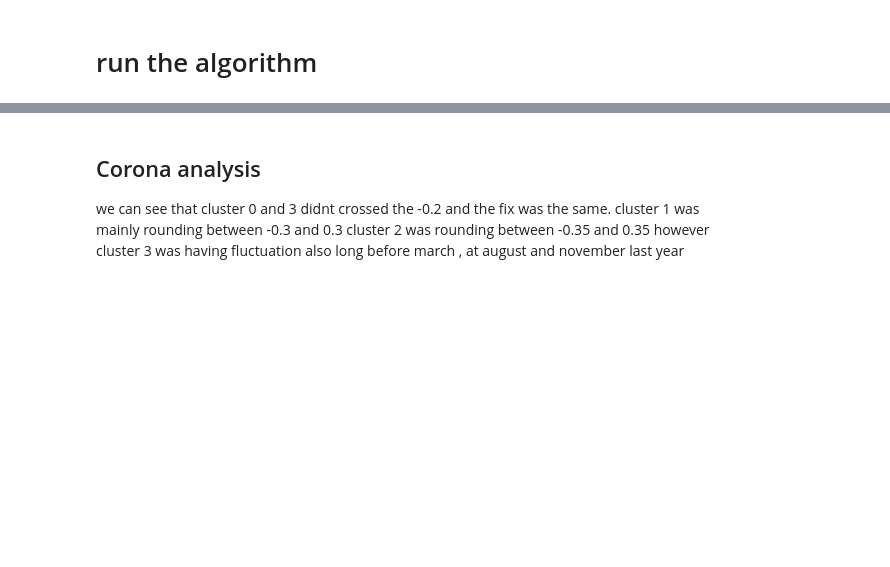
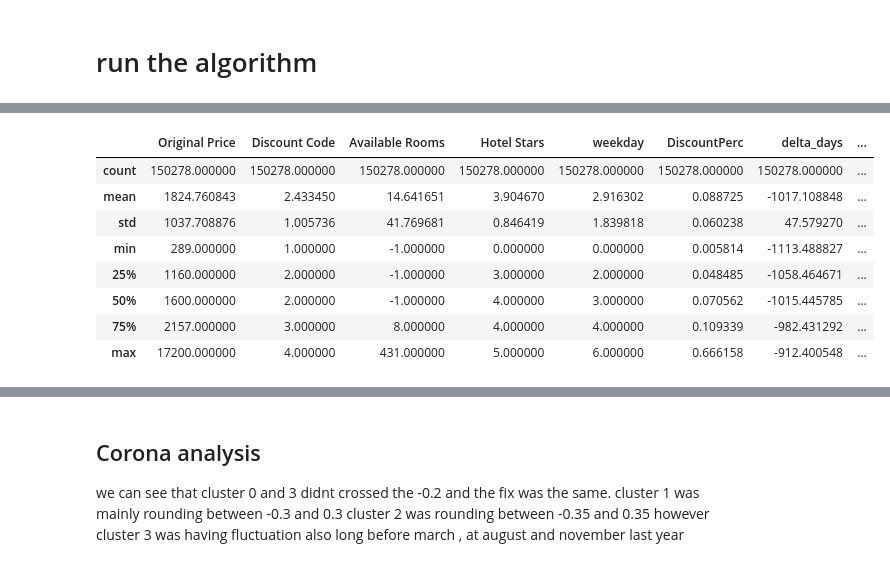
Before and after one commit to JefZevikw/MachineLearning, a Jupyter notebook: hotels.ipynb, the cells around one changed output, grey strips where cells are left out. Saved outputs shown, nothing was run; the diff lists cells and outputs as text; code cells hidden in the pictures; blank space fills up the shorter version.

```diff
--- a/hotels.ipynb
+++ b/hotels.ipynb
@@ -633,2 +680,14 @@ df_train.head(100)
+# %%
+df_train.describe()
+# %% [output]
+|  | Original Price | Discount Code | Available Rooms | Hotel Stars | weekday | DiscountPerc | delta_days | ... |
+| count | 150278.000000 | 150278.000000 | 150278.000000 | 150278.000000 | 150278.000000 | 150278.000000 | 150278.000000 | ... |
+| mean | 1824.760843 | 2.433450 | 14.641651 | 3.904670 | 2.916302 | 0.088725 | -1017.108848 | ... |
+| std | 1037.708876 | 1.005736 | 41.769681 | 0.846419 | 1.839818 | 0.060238 | 47.579270 | ... |
+| min | 289.000000 | 1.000000 | -1.000000 | 0.000000 | 0.000000 | 0.005814 | -1113.488827 | ... |
+| 25% | 1160.000000 | 2.000000 | -1.000000 | 3.000000 | 2.000000 | 0.048485 | -1058.464671 | ... |
+| 50% | 1600.000000 | 2.000000 | -1.000000 | 4.000000 | 3.000000 | 0.070562 | -1015.445785 | ... |
+| 75% | 2157.000000 | 3.000000 | 8.000000 | 4.000000 | 4.000000 | 0.109339 | -982.431292 | ... |
+| max | 17200.000000 | 4.000000 | 431.000000 | 5.000000 | 6.000000 | 0.666158 | -912.400548 | ... |
 # %%
 
```
Also changed, not shown: parts of 19 cells of this notebook.
